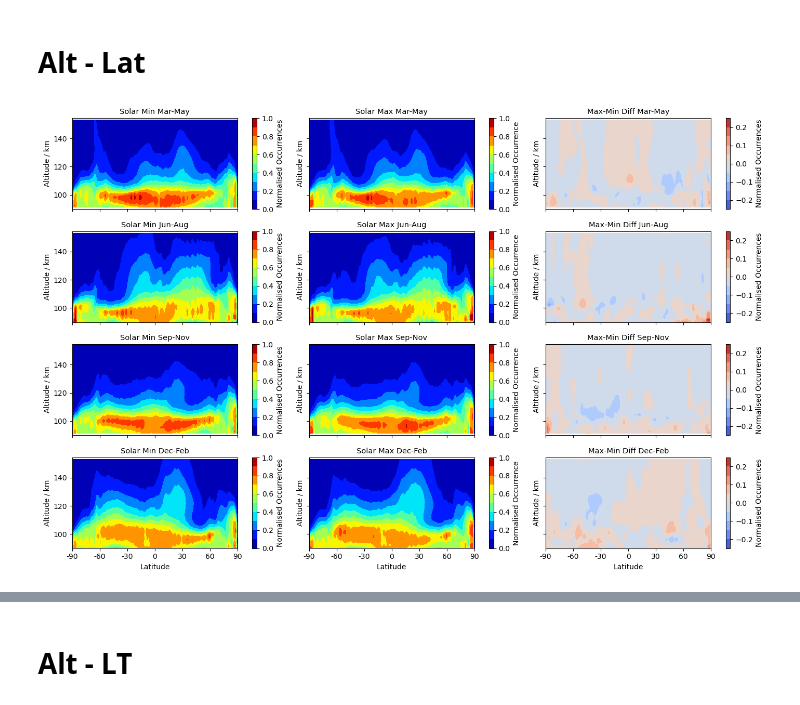
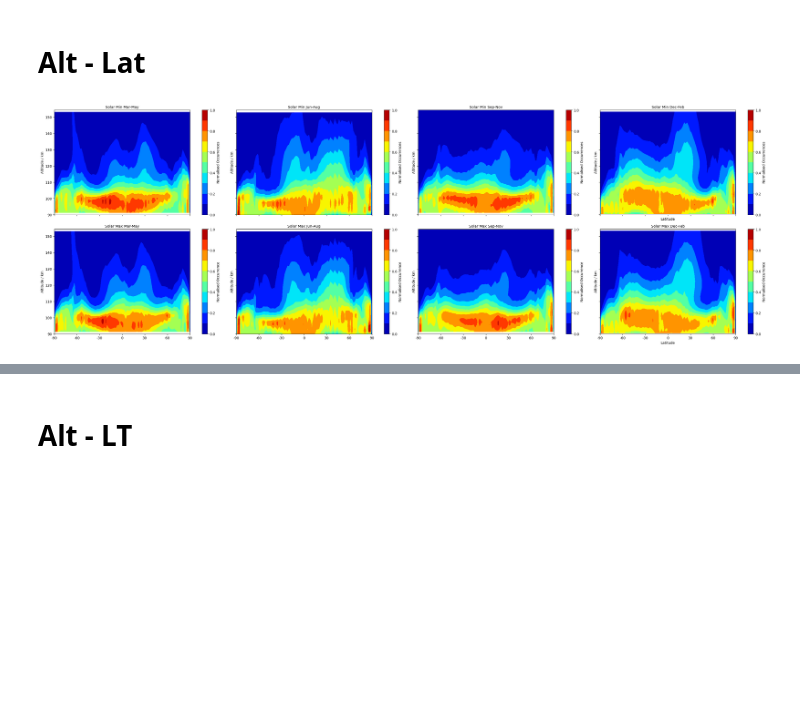
Before and after one commit to CharlieReyno/Sporadic-E-Project, a Jupyter notebook: WACCM_individual_plots.ipynb, the cells around one changed output, grey strips where cells are left out. Cells and saved outputs as stored; diff of their text form; code cells hidden in the pictures; blank space fills up the shorter version.

Commit message:
Update individual plots notebook with attempt at changing occurence frequency plots

```diff
--- a/WACCM_individual_plots.ipynb
+++ b/WACCM_individual_plots.ipynb
@@ -1584,7 +1584,7 @@ nolevsdiff = 11
 
 cmap = plt.get_cmap('jet')
 
-fig, axes = plt.subplots(nrows=4, ncols=3, figsize=(15, 10), sharex=True, sharey=True)
+fig, axes = plt.subplots(nrows=2, ncols=4, figsize=(30,10), sharex=True, sharey=True)
 
 # Define the data for each plot
 subplots_min = [SpEs_spr_alt_lat_min_norm, SpEs_sum_alt_lat_min_norm, SpEs_aut_alt_lat_min_norm, SpEs_win_alt_lat_min_norm]
@@ -1600,58 +1600,41 @@ titles = ['Mar-May', 'Jun-Aug', 'Sep-Nov', 'Dec-Feb']
 # Plot the data for solar min, solar max, and their difference
 for i in range(4):
     # Solar Min
-    ax_min = axes[i, 0]
+    ax_min = axes[0, i]
     alts_plot = alts_waccm[i]
     C_min = ax_min.contourf(lat, alts_plot, subplots_min[i], cmap=cmap,
                             levels=np.linspace(vmin, vmax, nolevs), vmin=vmin, vmax=vmax)
     if i == 3:
         ax_min.set_xlabel('Latitude')
         ax_min.set_xticks(np.linspace(-90, 90, 7))
         ax_min.set_xticklabels((-90, -60, -30, 0, 30, 60, 90))
     else:
         ax_min.set_xticks([])
     ax_min.set_ylabel('Altitude / km')
     cbar_min = fig.colorbar(C_min, ax=ax_min, pad=0.07)
     cbar_min.set_label(r'Normalised Occurrences')
     ax_min.set_title(f'Solar Min {titles[i]}', fontsize=10.5)
 
     # Solar Max
-    ax_max = axes[i, 1]
+    ax_max = axes[1, i]
     C_max = ax_max.contourf(lat, alts_plot, subplots_max[i], cmap=cmap,
                             levels=np.linspace(vmin, vmax, nolevs), vmin=vmin, vmax=vmax)
     if i == 3:
         ax_max.set_xlabel('Latitude')
         ax_max.set_xticks(np.linspace(-90, 90, 7))
         ax_max.set_xticklabels((-90, -60, -30, 0, 30, 60, 90))
     else:
         ax_max.set_xticks([])
     ax_max.set_ylabel('Altitude / km')
     cbar_max = fig.colorbar(C_max, ax=ax_max, pad=0.07)
     cbar_max.set_label(r'Normalised Occurrence')
     ax_max.set_title(f'Solar Max {titles[i]}', fontsize=10.5)
 
-    # Max-Min Difference
-    ax_diff = axes[i, 2]
-    norm = MidpointNormalize(midpoint=0, vmin=vmindiff, vmax=vmaxdiff)
-    C_diff = ax_diff.contourf(lat, alts_plot, subplots_diff[i], cmap='coolwarm',
-                              levels=np.linspace(vmindiff, vmaxdiff, nolevsdiff), vmin=vmindiff, vmax=vmaxdiff
-                              , norm=norm
-                             )
-    if i == 3:
-        ax_diff.set_xlabel('Latitude')
-        ax_diff.set_xticks(np.linspace(-90, 90, 7))
-        ax_diff.set_xticklabels((-90, -60, -30, 0, 30, 60, 90))
-    else:
-        ax_diff.set_xticks([])
-    ax_diff.set_ylabel('Altitude / km')
-    cbar_diff = fig.colorbar(C_diff, ax=ax_diff, pad=0.07)
-    cbar_diff.set_label(r'Normalised Occurrences')
-    ax_diff.set_title(f'Max-Min Diff {titles[i]}', fontsize=10.5)
-
 # Adjust layout and save the figure
-plt.tight_layout(rect=[0.05, 0.03, 1, 0.95])
+# plt.tight_layout(rect=[0.05, 0.03, 1, 0.95])
+plt.tight_layout()
 figname = f'{run_name}_Diff_AltLat_norm.png'
 # plt.savefig(f'Figures/Solar_Comp/' + str(figname), dpi=400, bbox_inches='tight')
 plt.show()
 # %% [output]
-[figure, old version]
+[figure, new version]
```
Also changed, not shown: parts of 3 cells of this notebook.
